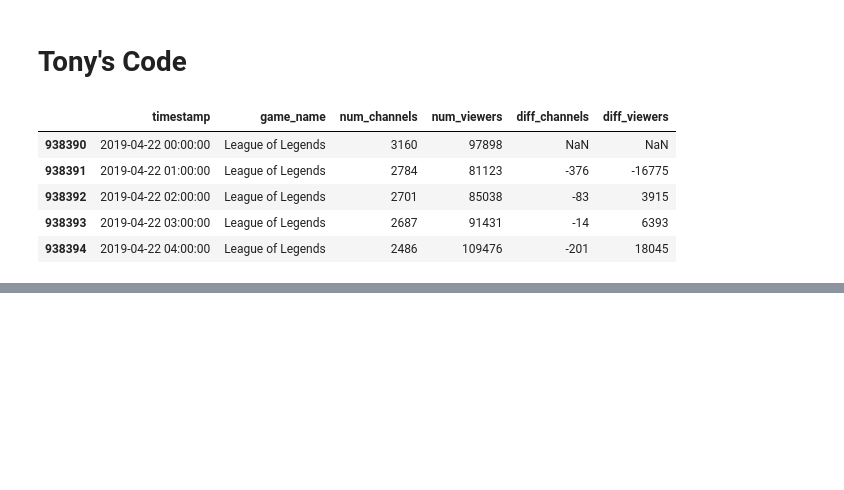
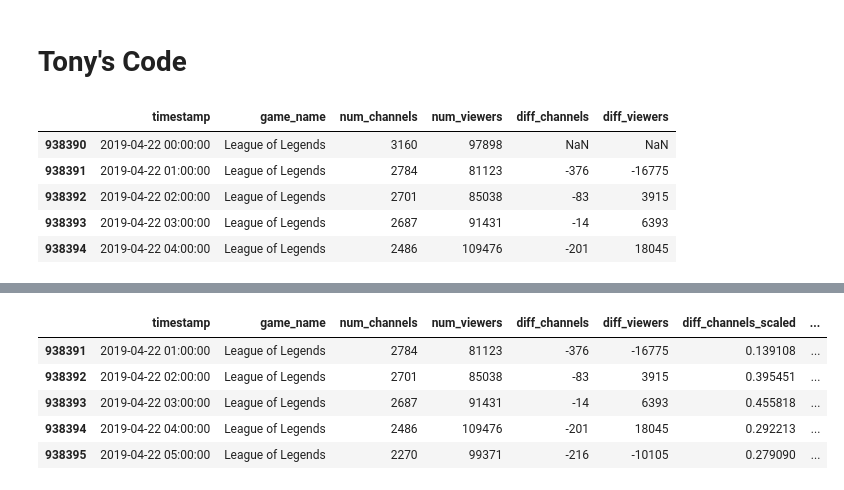
Before and after one commit to natashaborders-zz/Twitch_Streamers_Recommender, a Jupyter notebook: Jeremy_Notebooks/LSTM ANALYSIS.ipynb, the cells around one changed output, grey strips where cells are left out. Saved outputs shown, nothing was run; the diff lists cells and outputs as text; code cells hidden in the pictures; blank space fills up the shorter version.

```diff
--- a/Jeremy_Notebooks/LSTM ANALYSIS.ipynb
+++ b/Jeremy_Notebooks/LSTM ANALYSIS.ipynb
@@ -79,7 +81,7 @@ diff_df=pd.DataFrame(df_values).rename(columns={0: 'timestamp',
 # %%
 diff_df.to_pickle('./sully_df_differences.pkl',compression = 'zip')
 # %%
-df=pd.read_pickle('./sully_df_differences.pkl')
+df=pd.read_pickle('./sully_df_differences.pkl',compression = 'zip')
 # %%
 df.shape
 # %% [output]
@@ -306,0 +263,3 @@ KeyError: "['v_diff_channels', 'v_diff_viewers'] not in index"
+# %%
+# Necessary to filter out
+LoL.dropna(inplace = True)
@@ -330,3 +294,7 @@ def slice_data(train_ratio, columns_to_compare, return_df_2):
     feature_names.append('diff')
 
     return train, test, true_test, feature_names
+# %%
+scaler=MinMaxScaler()
+diff_data = LoL[['diff_channels','diff_viewers']].values
+print(scaler.fit(diff_data))
@@ -332,0 +303,3 @@ def slice_data(train_ratio, columns_to_compare, return_df_2):
+# %%
+LoL['diff_channels_scaled']=scaler.transform(diff_data)[:,0]
+LoL['diff_viewers_scaled']=scaler.transform(diff_data)[:,1]
@@ -332,0 +316,9 @@ def slice_data(train_ratio, columns_to_compare, return_df_2):
+# %%
+LoL.head()
+# %% [output]
+|  | timestamp | game_name | num_channels | num_viewers | diff_channels | diff_viewers | diff_channels_scaled | ... |
+| 938391 | 2019-04-22 01:00:00 | League of Legends | 2784 | 81123 | -376 | -16775 | 0.139108 | ... |
+| 938392 | 2019-04-22 02:00:00 | League of Legends | 2701 | 85038 | -83 | 3915 | 0.395451 | ... |
+| 938393 | 2019-04-22 03:00:00 | League of Legends | 2687 | 91431 | -14 | 6393 | 0.455818 | ... |
+| 938394 | 2019-04-22 04:00:00 | League of Legends | 2486 | 109476 | -201 | 18045 | 0.292213 | ... |
+| 938395 | 2019-04-22 05:00:00 | League of Legends | 2270 | 99371 | -216 | -10105 | 0.279090 | ... |
```
Also changed, not shown: parts of 23 cells of this notebook, 1 other file.
